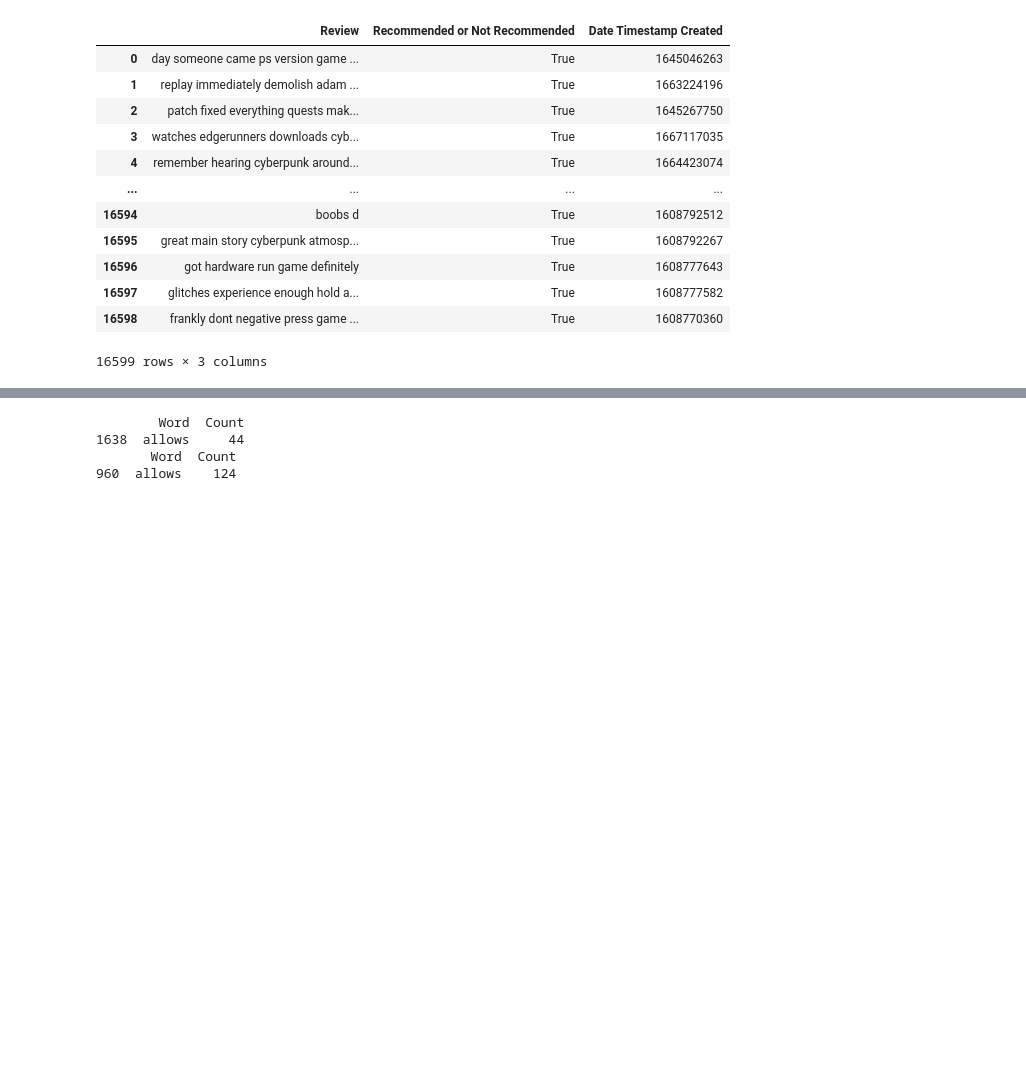
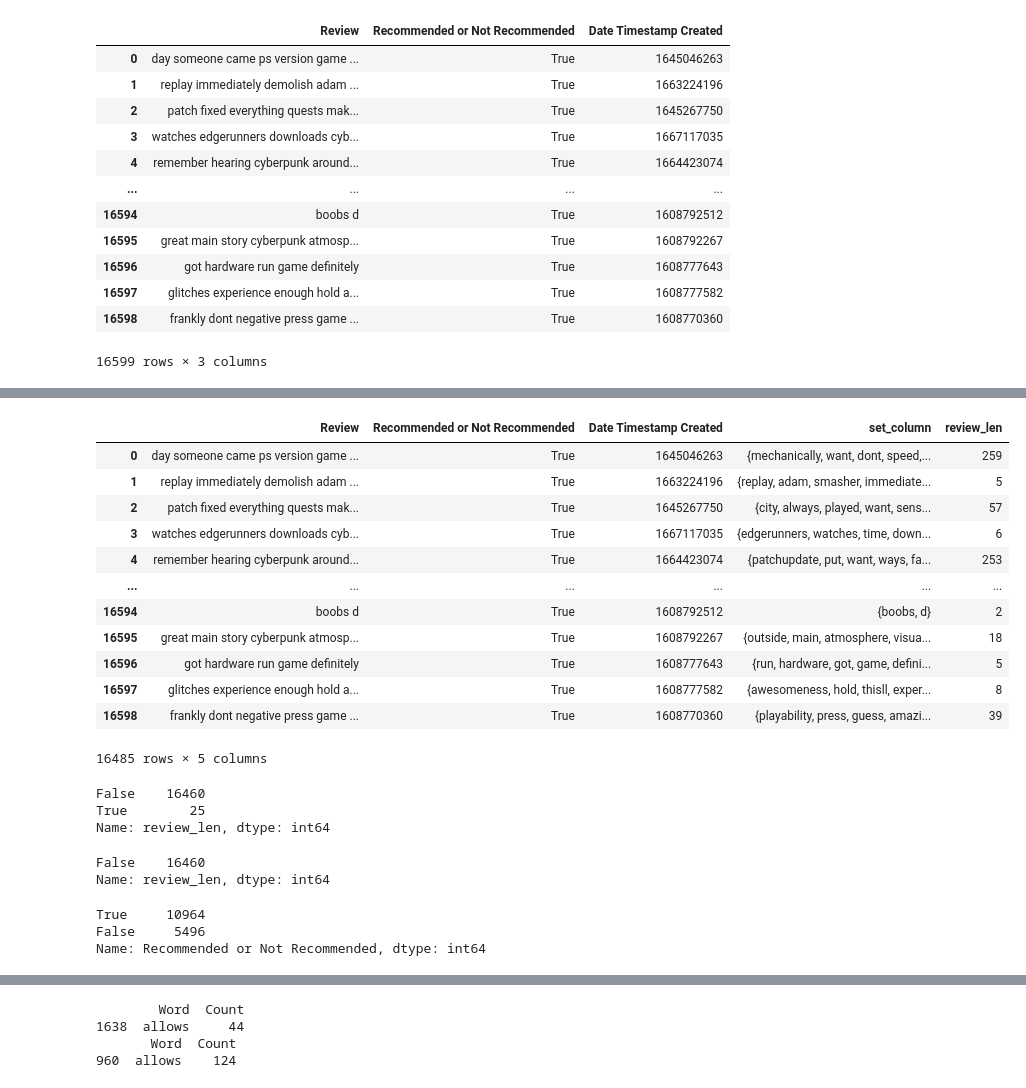
Before and after one commit to nogibjj/NLP-CP2077-Sentiment-Analysis, a Jupyter notebook: B_Data_Cleaning/cleaning.ipynb, the cells around one changed output, grey strips where cells are left out. Cells and saved outputs as stored; diff of their text form; code cells hidden in the pictures; blank space fills up the shorter version.

```diff
--- a/B_Data_Cleaning/cleaning.ipynb
+++ b/B_Data_Cleaning/cleaning.ipynb
@@ -140,0 +141,24 @@ df
+# %%
+# make a set_column to count the number of words in each review
+df["review_len"] = df["Review"].apply(lambda x: len(x.split()))
+df
+# %% [output]
+|  | Review | Recommended or Not Recommended | Date Timestamp Created | set_column | review_len |
+| 0 | day someone came ps version game ... | True | 1645046263 | {mechanically, want, dont, speed,... | 259 |
+| 1 | replay immediately demolish adam ... | True | 1663224196 | {replay, adam, smasher, immediate... | 5 |
+| 2 | patch fixed everything quests mak... | True | 1645267750 | {city, always, played, want, sens... | 57 |
+| 3 | watches edgerunners downloads cyb... | True | 1667117035 | {edgerunners, watches, time, down... | 6 |
+| 4 | remember hearing cyberpunk around... | True | 1664423074 | {patchupdate, put, want, ways, fa... | 253 |
+| ... | ... | ... | ... | ... | ... |
+| 16594 | boobs d | True | 1608792512 | {boobs, d} | 2 |
+| 16595 | great main story cyberpunk atmosp... | True | 1608792267 | {outside, main, atmosphere, visua... | 18 |
+| 16596 | got hardware run game definitely | True | 1608777643 | {run, hardware, got, game, defini... | 5 |
+| 16597 | glitches experience enough hold a... | True | 1608777582 | {awesomeness, hold, thisll, exper... | 8 |
+| 16598 | frankly dont negative press game ... | True | 1608770360 | {playability, press, guess, amazi... | 39 |
+16485 rows × 5 columns
+# %%
+(df['review_len']==0).value_counts()
+# %% [output]
+False    16460
+True        25
+Name: review_len, dtype: int64
@@ -141,3 +167,14 @@ df
+# %%
+(df['review_len']==0).value_counts()
+# %% [output]
+False    16460
+Name: review_len, dtype: int64
+# %%
+df['Recommended or Not Recommended'].value_counts()
+# %% [output]
+True     10964
+False     5496
+Name: Recommended or Not Recommended, dtype: int64
 # %%
 # split the data into train and test
 train, test = sk.model_selection.train_test_split(df, test_size=0.33, random_state=42)
```
Also changed, not shown: parts of 59 cells of this notebook, 5 other files.
